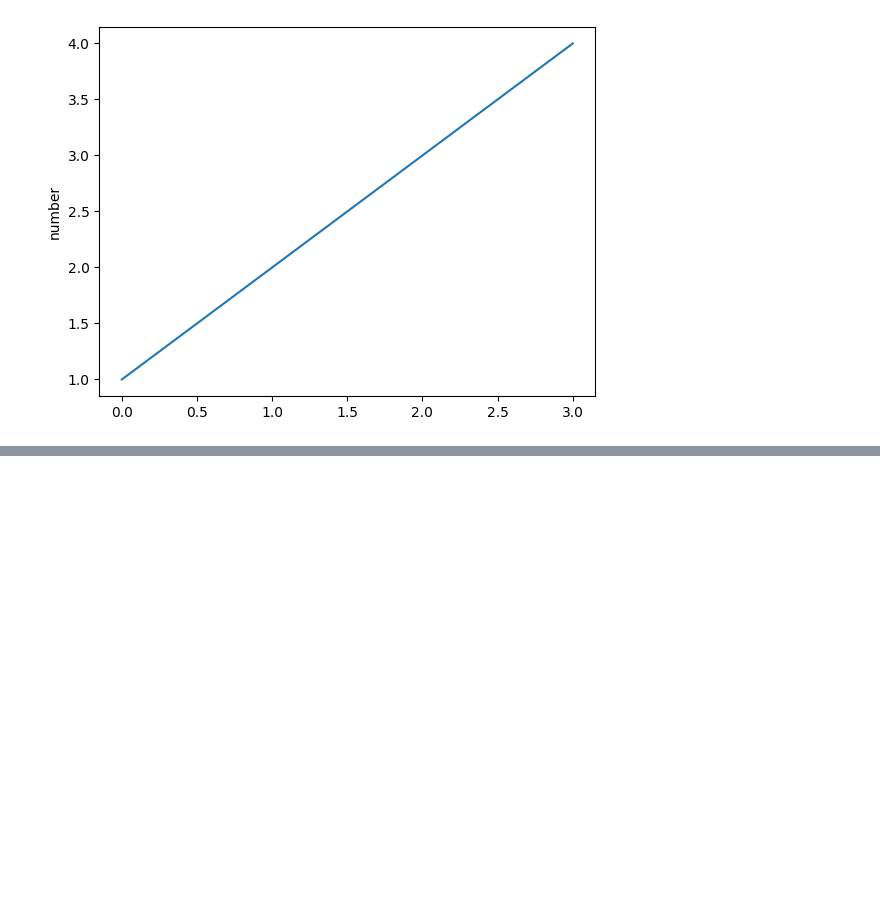
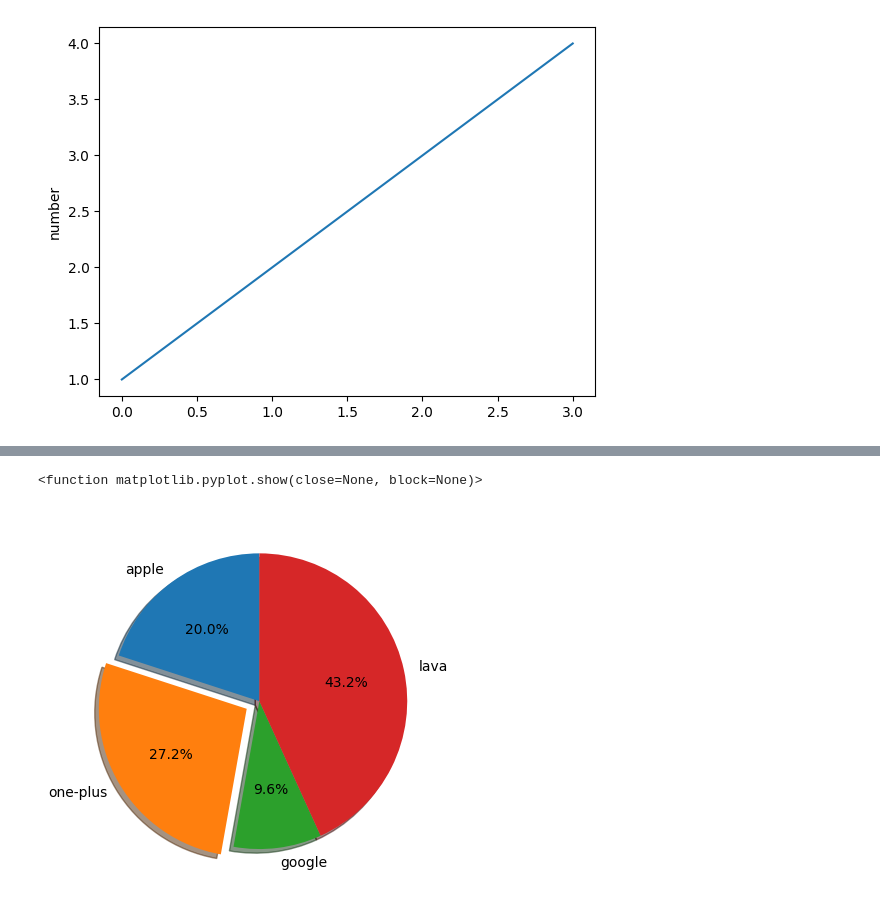
Before and after one commit to mark5o/boy, a Jupyter notebook: Untitled-1.ipynb, the cells around one changed output, grey strips where cells are left out. Cells and saved outputs as stored; diff of their text form; code cells hidden in the pictures; blank space fills up the shorter version.

```diff
--- a/Untitled-1.ipynb
+++ b/Untitled-1.ipynb
@@ -709,0 +1052,10 @@ vid.release()
+# %%
+import numpy as np
+phone_names=['apple','one-plus','google','lava']
+sales_world=np.array([25,34,12,54])
+#creating pie chart
+plt.pie(sales_world,autopct='%1.1f%%',labels=phone_names,startangle=90,shadow=True,explode=(0,0.1,0,0))
+plt.show
+# %% [output]
+<function matplotlib.pyplot.show(close=None, block=None)>
+[figure, added]
```
Also changed, not shown: parts of 37 cells of this notebook, 25 other files.
